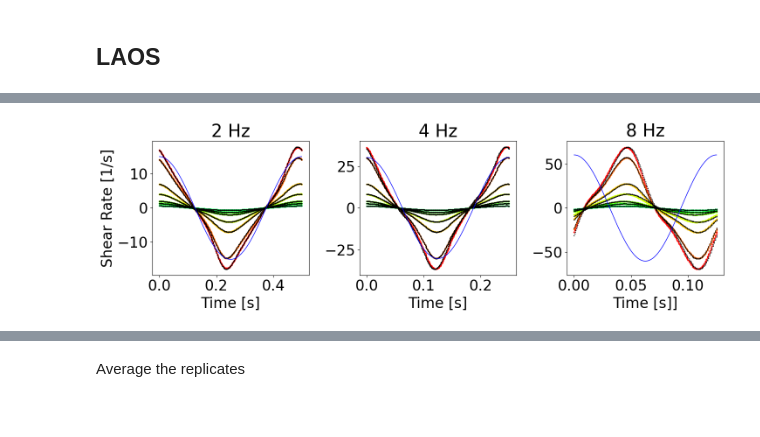
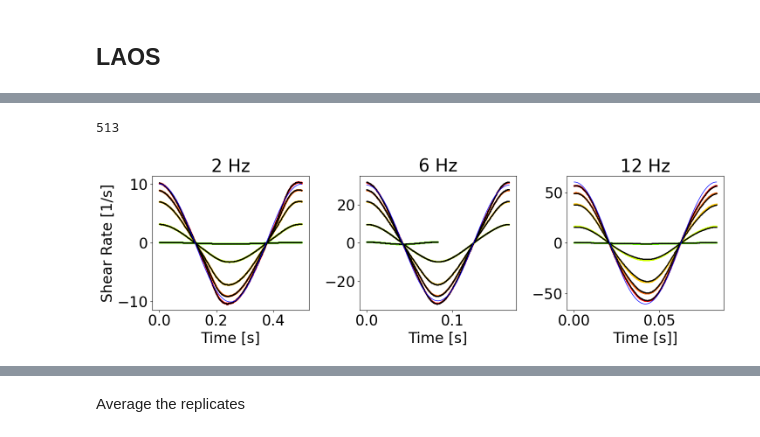
Before and after one commit to yagmurbugday/vdSman_Constitutive_Model_Fitting, a Jupyter notebook: data_reading.ipynb, the cells around one changed output, grey strips where cells are left out. Saved outputs shown, nothing was run; the diff lists cells and outputs as text; code cells hidden in the pictures.

```diff
--- a/data_reading.ipynb
+++ b/data_reading.ipynb
@@ -375,20 +455,22 @@ axs[2].set_xlabel('Time [s]]')
 axs[0].set_ylabel('Shear Rate [1/s]')
 
 axs[0].set_title('2 Hz')
-axs[1].set_title('4 Hz')
-axs[2].set_title('8 Hz')
+axs[1].set_title('6 Hz')
+axs[2].set_title('12 Hz')
+
+print(ndata_cycle)
 
 
-for i in range(0,7):
+for i in range(0,5):
 
     x1 = data_exp[i][0][-ndata_cycle:]
     y1 = data_exp[i][3][-ndata_cycle:]
 
-    x2 = data_exp[i+14][0][-ndata_cycle:]
-    y2 = data_exp[i+14][3][-ndata_cycle:]
+    x2 = data_exp[i+10][0][-ndata_cycle:]
+    y2 = data_exp[i+10][3][-ndata_cycle:]
 
-    x3 = data_exp[i+28][0][-ndata_cycle:]
-    y3 = data_exp[i+28][3][-ndata_cycle:]
+    x3 = data_exp[i+20][0][-ndata_cycle:]
+    y3 = data_exp[i+20][3][-ndata_cycle:]
 
     # Plot data in the first subplot
     axs[0].plot(x1, y1, marker='o', color=color_palette[i], label='Data 1', markersize=2, linewidth =0)
@@ -400,16 +482,16 @@ for i in range(0,7):
     axs[2].plot(x3, y3, marker='^', color=color_palette[i], label='Data 3', markersize=2, linewidth =0)
 
 
-for i in range(7,14):
+for i in range(5,10):
 
     x1 = data_exp[i][0][-ndata_cycle:]
     y1 = data_exp[i][3][-ndata_cycle:]
 
-    x2 = data_exp[i+14][0][-ndata_cycle:]
-    y2 = data_exp[i+14][3][-ndata_cycle:]
+    x2 = data_exp[i+10][0][-ndata_cycle:]
+    y2 = data_exp[i+10][3][-ndata_cycle:]
 
-    x3 = data_exp[i+28][0][-ndata_cycle:]
-    y3 = data_exp[i+28][3][-ndata_cycle:]
+    x3 = data_exp[i+20][0][-ndata_cycle:]
+    y3 = data_exp[i+20][3][-ndata_cycle:]
 
     # Plot data in the first subplot
     axs[0].plot(x1, y1, marker='o', color='black', label='Data 1', markersize=1, linewidth =0)
@@ -425,7 +507,7 @@ plt.tight_layout()
 
 
 freq = 2
-ampl = 120
+ampl = 80
 t = np.linspace(0,1/freq,ndata_cycle)
 strains = []
 shrates =[]
@@ -436,38 +518,39 @@ for elem in t:
     strains.append(strain)
     shrates.append(shrate)
 axs[0].plot(t, shrates, marker='o', color='blue', markersize=0, linewidth =1)
 
-freq = 4
-ampl = 120
+freq = 6
+ampl = 80
 t = np.linspace(0,1/freq,ndata_cycle)
 strains = []
 shrates =[]
 for elem in t:
     shrate = ampl/100 * freq*2*math.pi * np.cos(freq*elem*2*math.pi)
 
     strain = ampl/100 * np.sin(freq*elem*2*math.pi)
     strains.append(strain)
     shrates.append(shrate)
 axs[1].plot(t, shrates, marker='o', color='blue', markersize=0, linewidth =1)
 
-freq = 8
-ampl = 120
+freq = 12
+ampl = 80
 t = np.linspace(0,1/freq,ndata_cycle)
 strains = []
 shrates =[]
 for elem in t:
     shrate = ampl/100 * freq*2*math.pi * np.cos(freq*elem*2*math.pi)
 
     strain = ampl/100 * np.sin(freq*elem*2*math.pi)
     strains.append(strain)
     shrates.append(shrate)
 axs[2].plot(t, shrates, marker='o', color='blue', markersize=0, linewidth =1)
 
 
 # Display the plots
 plt.show()
 # %% [output]
+513
-[figure, old version]
+[figure, new version]
 # %%
 # Create a figure and an array of axes with 1 row and 3 columns
 fig, axs = plt.subplots(1, 3, figsize=(15, 5))
```
Also changed, not shown: parts of 16 cells of this notebook, 16 other files.
